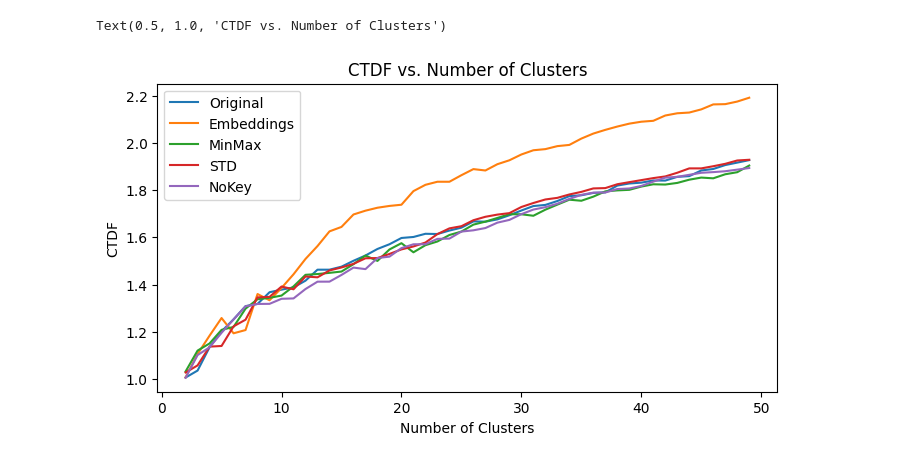
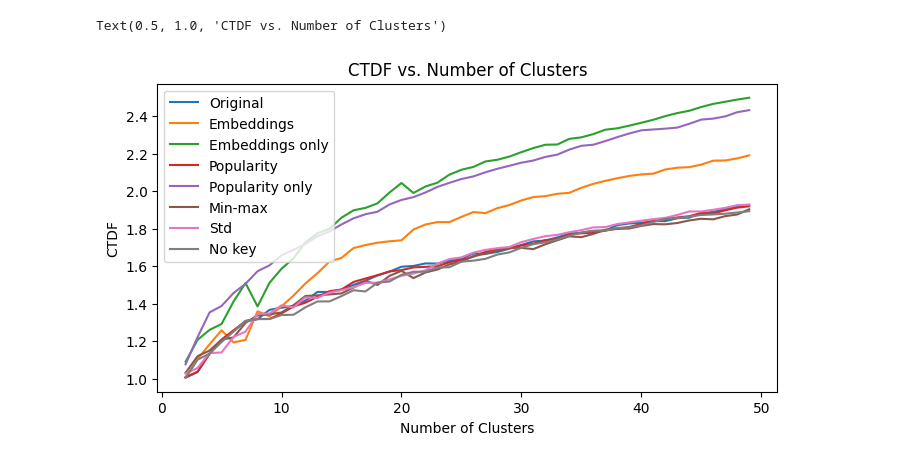
Before and after one commit to calebtham/playlister, a Jupyter notebook: cluster_feature_selection.ipynb, the cells around one changed output. Cells and saved outputs as stored; diff of their text form; code cells hidden in the pictures.

```diff
--- a/cluster_feature_selection.ipynb
+++ b/cluster_feature_selection.ipynb
@@ -162,0 +277,38 @@ K = 49, CTDF = 2.1914837540422405, CTRF = 0.09151455206642897, CCV = 0.496014372
+# %%
+playlists_df = pd.read_csv('playlists_popularity.csv')
+playlists_df = playlists_df.drop(cols, axis=1)
+
+# Train test split
+np.random.seed(42)
+msk = np.random.rand(len(playlists_df)) < 0.8
+playlists_df, test_playlists_df = playlists_df[msk], playlists_df[~msk]
+
+headers = playlists_df.columns.values.tolist()
+
+mean = playlists_df[headers[2:]].mean(axis=0)
+std = playlists_df[headers[2:]].std(axis=0)
+
+playlists_df[headers[2:]] = (playlists_df[headers[2:]] - mean) / std
+test_playlists_df[headers[2:]] = (test_playlists_df[headers[2:]] - mean) / std
+# %%
+duplication_factors.append([])
+reduction_factors.append([])
+variation_coefficients.append([])
+davies_bouldins.append([])
+
+for i in range(2, 50):
+    kmeans = KMeans(n_clusters=i, random_state=42, init='k-means++', n_init='auto').fit(playlists_df[headers[2:]])
+    labels = kmeans.labels_
+
+    duplication_factor, reduction_factor, variation_coefficient = \
+        cluster_custom_score(playlists_df, labels, i)
+
+    davies_bouldin = davies_bouldin_score(playlists_df[headers[2:]], labels)
+
+    duplication_factors[-1].append(duplication_factor)
+    reduction_factors[-1].append(reduction_factor)
+    variation_coefficients[-1].append(variation_coefficient)
+    davies_bouldins[-1].append(davies_bouldin)
+
+    print('K = {}, CTDF = {}, CTRF = {}, CCV = {}, DB = {}'.format(
+        i, duplication_factor, reduction_factor, variation_coefficient, davies_bouldin))
@@ -331,13 +499,16 @@ labels = ['Original', 'Embeddings', 'MinMax', 'STD', 'NoKey']
+# %%
+labels = ['Original', 'Embeddings', 'Embeddings only',
+          'Popularity', 'Popularity only', 'Min-max', 'Std', 'No key']
 # %%
 plt.figure(figsize=(8, 4))
-for i in range(5):
+for i in range(len(labels)):
     plt.plot(range(2, 50), duplication_factors[i], label=labels[i]) # Cluster Track Duplication Factor
 plt.legend()
 plt.xlabel('Number of Clusters')
 plt.ylabel('CTDF')
 plt.title('CTDF vs. Number of Clusters')
 # %% [output]
 Text(0.5, 1.0, 'CTDF vs. Number of Clusters')
-[figure, old version]
+[figure, new version]
 # %%
 plt.figure(figsize=(8, 4))
```
Also changed, not shown: parts of 9 cells of this notebook, 2 other files.
